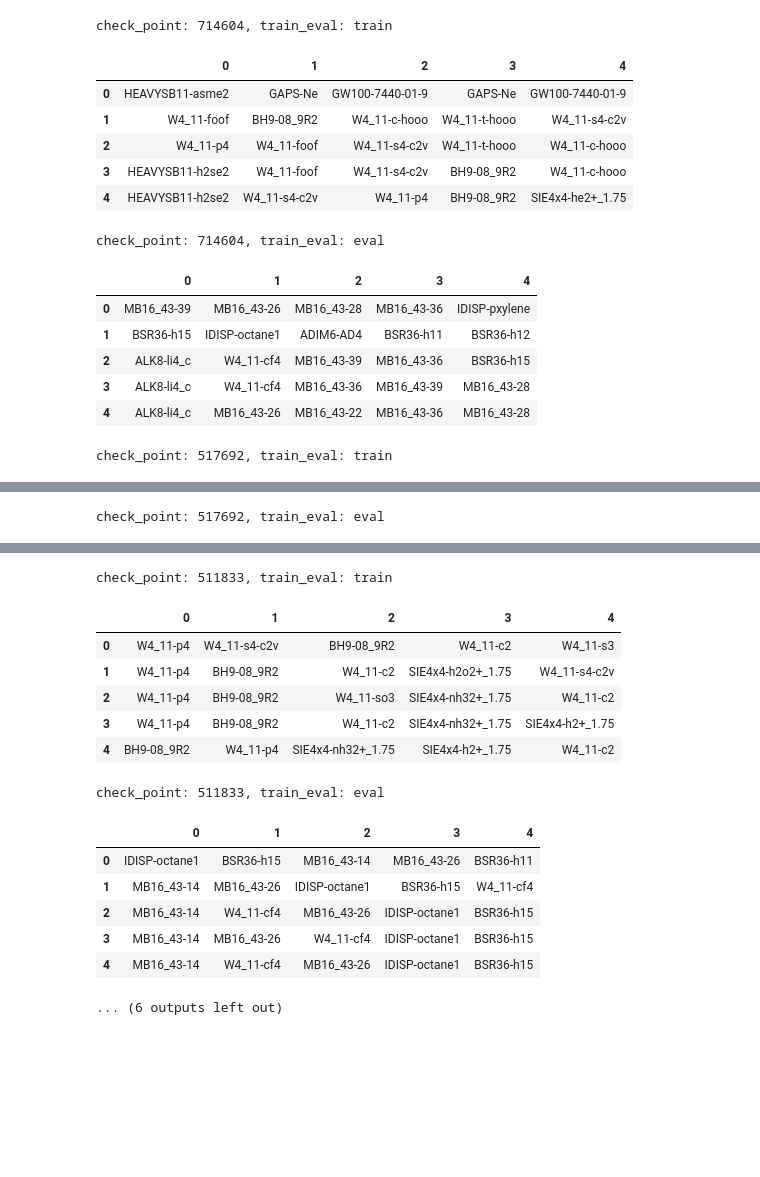
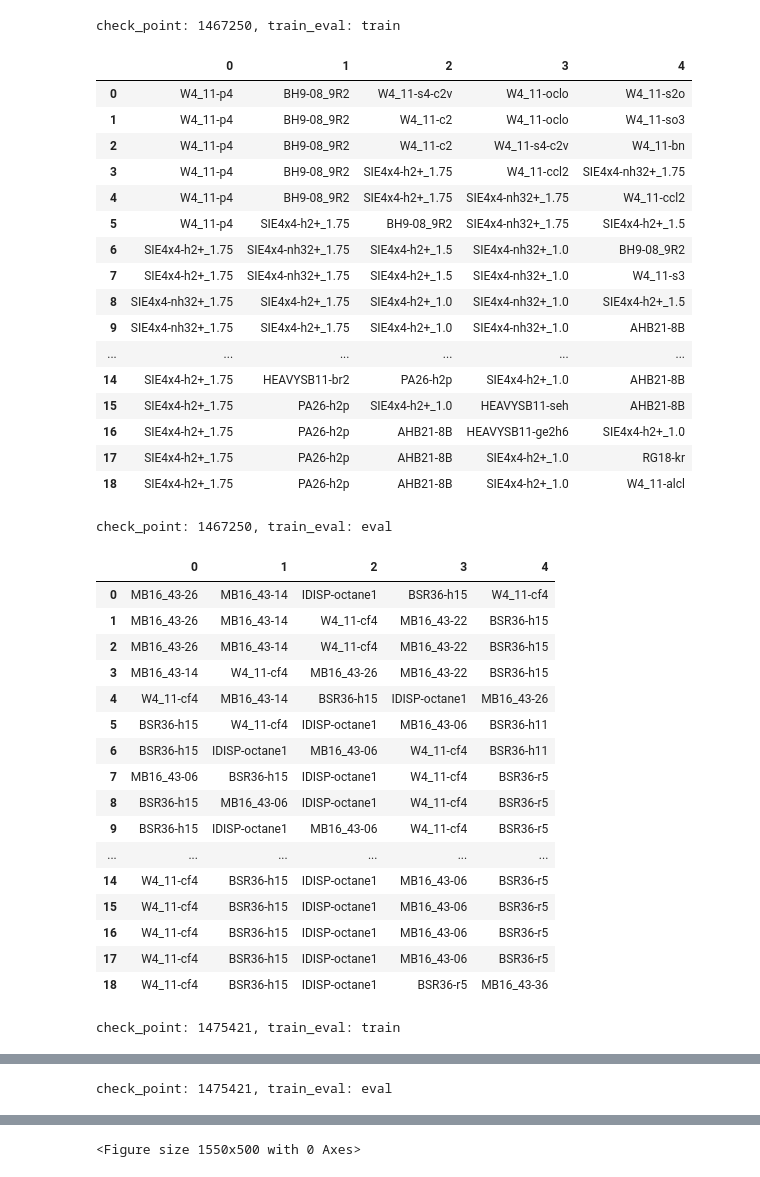
Before and after one commit to chem12346789/cc2cc, a Jupyter notebook: jupyter-notebook/view_loss.ipynb, the cells around one changed output, grey strips where cells are left out. Cells and saved outputs as stored; diff of their text form; code cells hidden in the pictures; blank space fills up the shorter version.

```diff
--- a/jupyter-notebook/view_loss.ipynb
+++ b/jupyter-notebook/view_loss.ipynb
@@ -15,10 +15,8 @@ plt.rcParams["font.size"] = 8
 number_of_max = 5
 
 check_point_list = [
-    "714604",
-    "517692",
-    "511833",
-    "507302",
+    "1467250",
+    "1475421",
 ]
 
 f, axes = plt.subplots(2, len(check_point_list))
@@ -61,45 +59,67 @@ for iter_check_point, check_point in enumerate(check_point_list):
         display(df_summary)
 
         for i in range(number_of_max):
             # print(max_10_loss[:, i])
             axes[iter_check_point, iter_train_eval].plot(
                 (max_10_loss[:, i]),
                 label=f"max {i+1} loss",
                 marker="o",
                 markersize=3,
             )
         axes[iter_check_point, iter_train_eval].set_xlabel("iteration")
         axes[iter_check_point, iter_train_eval].set_xlim(-3, 33)
         axes[iter_check_point, iter_train_eval].set_xticks(
             np.linspace(0, 30, 7),
             labels=[f"{int(i*500+250)}" for i in np.linspace(0, 30, 7)],
         )
         axes[iter_check_point, iter_train_eval].set_ylabel(f"max {number_of_max} loss")
         axes[iter_check_point, iter_train_eval].set_ylim(0, 60)
         axes[iter_check_point, iter_train_eval].set_yticks(
             np.linspace(0, 60, 4),
             labels=[f"{int(i)}" for i in np.linspace(0, 60, 4)],
         )
         axes[iter_check_point, iter_train_eval].set_title(
             f"max {number_of_max} {train_eval} loss of {check_point}"
         )
 
 plt.show()
 plt.clf()
 # %% [output]
-check_point: 714604, train_eval: train
+check_point: 1467250, train_eval: train
 |  | 0 | 1 | 2 | 3 | 4 |
-| 0 | HEAVYSB11-asme2 | GAPS-Ne | GW100-7440-01-9 | GAPS-Ne | GW100-7440-01-9 |
-| 1 | W4_11-foof | BH9-08_9R2 | W4_11-c-hooo | W4_11-t-hooo | W4_11-s4-c2v |
-| 2 | W4_11-p4 | W4_11-foof | W4_11-s4-c2v | W4_11-t-hooo | W4_11-c-hooo |
-| 3 | HEAVYSB11-h2se2 | W4_11-foof | W4_11-s4-c2v | BH9-08_9R2 | W4_11-c-hooo |
-| 4 | HEAVYSB11-h2se2 | W4_11-s4-c2v | W4_11-p4 | BH9-08_9R2 | SIE4x4-he2+_1.75 |
+| 0 | W4_11-p4 | BH9-08_9R2 | W4_11-s4-c2v | W4_11-oclo | W4_11-s2o |
+| 1 | W4_11-p4 | BH9-08_9R2 | W4_11-c2 | W4_11-oclo | W4_11-so3 |
+| 2 | W4_11-p4 | BH9-08_9R2 | W4_11-c2 | W4_11-s4-c2v | W4_11-bn |
+| 3 | W4_11-p4 | BH9-08_9R2 | SIE4x4-h2+_1.75 | W4_11-ccl2 | SIE4x4-nh32+_1.75 |
+| 4 | W4_11-p4 | BH9-08_9R2 | SIE4x4-h2+_1.75 | SIE4x4-nh32+_1.75 | W4_11-ccl2 |
+| 5 | W4_11-p4 | SIE4x4-h2+_1.75 | BH9-08_9R2 | SIE4x4-nh32+_1.75 | SIE4x4-h2+_1.5 |
+| 6 | SIE4x4-h2+_1.75 | SIE4x4-nh32+_1.75 | SIE4x4-h2+_1.5 | SIE4x4-nh32+_1.0 | BH9-08_9R2 |
+| 7 | SIE4x4-h2+_1.75 | SIE4x4-nh32+_1.75 | SIE4x4-h2+_1.5 | SIE4x4-nh32+_1.0 | W4_11-s3 |
+| 8 | SIE4x4-nh32+_1.75 | SIE4x4-h2+_1.75 | SIE4x4-h2+_1.0 | SIE4x4-nh32+_1.0 | SIE4x4-h2+_1.5 |
+| 9 | SIE4x4-nh32+_1.75 | SIE4x4-h2+_1.75 | SIE4x4-h2+_1.0 | SIE4x4-nh32+_1.0 | AHB21-8B |
+| ... | ... | ... | ... | ... | ... |
+| 14 | SIE4x4-h2+_1.75 | HEAVYSB11-br2 | PA26-h2p | SIE4x4-h2+_1.0 | AHB21-8B |
+| 15 | SIE4x4-h2+_1.75 | PA26-h2p | SIE4x4-h2+_1.0 | HEAVYSB11-seh | AHB21-8B |
+| 16 | SIE4x4-h2+_1.75 | PA26-h2p | AHB21-8B | HEAVYSB11-ge2h6 | SIE4x4-h2+_1.0 |
+| 17 | SIE4x4-h2+_1.75 | PA26-h2p | AHB21-8B | SIE4x4-h2+_1.0 | RG18-kr |
+| 18 | SIE4x4-h2+_1.75 | PA26-h2p | AHB21-8B | SIE4x4-h2+_1.0 | W4_11-alcl |
-check_point: 714604, train_eval: eval
+check_point: 1467250, train_eval: eval
 |  | 0 | 1 | 2 | 3 | 4 |
-| 0 | MB16_43-39 | MB16_43-26 | MB16_43-28 | MB16_43-36 | IDISP-pxylene |
-| 1 | BSR36-h15 | IDISP-octane1 | ADIM6-AD4 | BSR36-h11 | BSR36-h12 |
-| 2 | ALK8-li4_c | W4_11-cf4 | MB16_43-39 | MB16_43-36 | BSR36-h15 |
-| 3 | ALK8-li4_c | W4_11-cf4 | MB16_43-36 | MB16_43-39 | MB16_43-28 |
-| 4 | ALK8-li4_c | MB16_43-26 | MB16_43-22 | MB16_43-36 | MB16_43-28 |
+| 0 | MB16_43-26 | MB16_43-14 | IDISP-octane1 | BSR36-h15 | W4_11-cf4 |
+| 1 | MB16_43-26 | MB16_43-14 | W4_11-cf4 | MB16_43-22 | BSR36-h15 |
+| 2 | MB16_43-26 | MB16_43-14 | W4_11-cf4 | MB16_43-22 | BSR36-h15 |
+| 3 | MB16_43-14 | W4_11-cf4 | MB16_43-26 | MB16_43-22 | BSR36-h15 |
+| 4 | W4_11-cf4 | MB16_43-14 | BSR36-h15 | IDISP-octane1 | MB16_43-26 |
+| 5 | BSR36-h15 | W4_11-cf4 | IDISP-octane1 | MB16_43-06 | BSR36-h11 |
+| 6 | BSR36-h15 | IDISP-octane1 | MB16_43-06 | W4_11-cf4 | BSR36-h11 |
+| 7 | MB16_43-06 | BSR36-h15 | IDISP-octane1 | W4_11-cf4 | BSR36-r5 |
+| 8 | BSR36-h15 | MB16_43-06 | IDISP-octane1 | W4_11-cf4 | BSR36-r5 |
+| 9 | BSR36-h15 | IDISP-octane1 | MB16_43-06 | W4_11-cf4 | BSR36-r5 |
+| ... | ... | ... | ... | ... | ... |
+| 14 | W4_11-cf4 | BSR36-h15 | IDISP-octane1 | MB16_43-06 | BSR36-r5 |
+| 15 | W4_11-cf4 | BSR36-h15 | IDISP-octane1 | MB16_43-06 | BSR36-r5 |
+| 16 | W4_11-cf4 | BSR36-h15 | IDISP-octane1 | MB16_43-06 | BSR36-r5 |
+| 17 | W4_11-cf4 | BSR36-h15 | IDISP-octane1 | MB16_43-06 | BSR36-r5 |
+| 18 | W4_11-cf4 | BSR36-h15 | IDISP-octane1 | BSR36-r5 | MB16_43-36 |
-check_point: 517692, train_eval: train
+check_point: 1475421, train_eval: train
 |  | 0 | 1 | 2 | 3 | 4 |
@@ -113,2 +142,2 @@ check_point: 517692, train_eval: train
-check_point: 517692, train_eval: eval
+check_point: 1475421, train_eval: eval
 |  | 0 | 1 | 2 | 3 | 4 |
@@ -122,15 +161 @@ check_point: 517692, train_eval: eval
-check_point: 511833, train_eval: train
+<Figure size 1550x500 with 0 Axes>
-|  | 0 | 1 | 2 | 3 | 4 |
-| 0 | W4_11-p4 | W4_11-s4-c2v | BH9-08_9R2 | W4_11-c2 | W4_11-s3 |
-| 1 | W4_11-p4 | BH9-08_9R2 | W4_11-c2 | SIE4x4-h2o2+_1.75 | W4_11-s4-c2v |
-| 2 | W4_11-p4 | BH9-08_9R2 | W4_11-so3 | SIE4x4-nh32+_1.75 | W4_11-c2 |
-| 3 | W4_11-p4 | BH9-08_9R2 | W4_11-c2 | SIE4x4-nh32+_1.75 | SIE4x4-h2+_1.75 |
-| 4 | BH9-08_9R2 | W4_11-p4 | SIE4x4-nh32+_1.75 | SIE4x4-h2+_1.75 | W4_11-c2 |
-check_point: 511833, train_eval: eval
-|  | 0 | 1 | 2 | 3 | 4 |
-| 0 | IDISP-octane1 | BSR36-h15 | MB16_43-14 | MB16_43-26 | BSR36-h11 |
-| 1 | MB16_43-14 | MB16_43-26 | IDISP-octane1 | BSR36-h15 | W4_11-cf4 |
-| 2 | MB16_43-14 | W4_11-cf4 | MB16_43-26 | IDISP-octane1 | BSR36-h15 |
-| 3 | MB16_43-14 | MB16_43-26 | W4_11-cf4 | IDISP-octane1 | BSR36-h15 |
-| 4 | MB16_43-14 | W4_11-cf4 | MB16_43-26 | IDISP-octane1 | BSR36-h15 |
-... (6 outputs left out)
```
Also changed, not shown: parts of 3 cells of this notebook, 4 other files.
